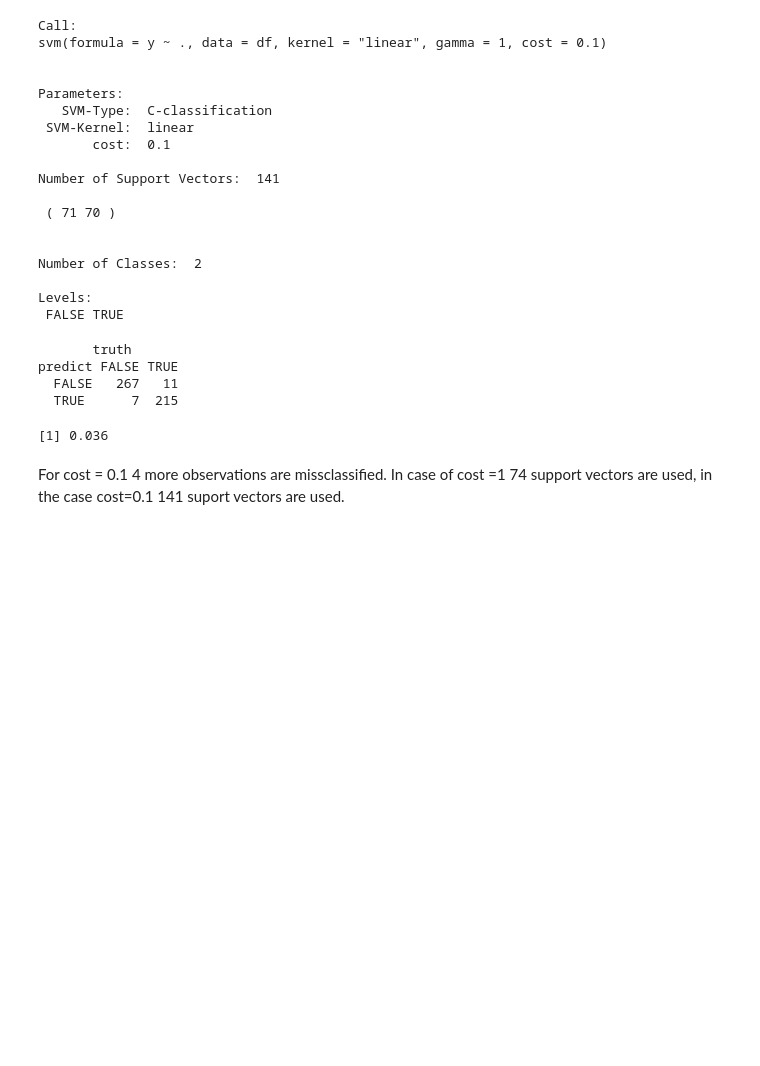
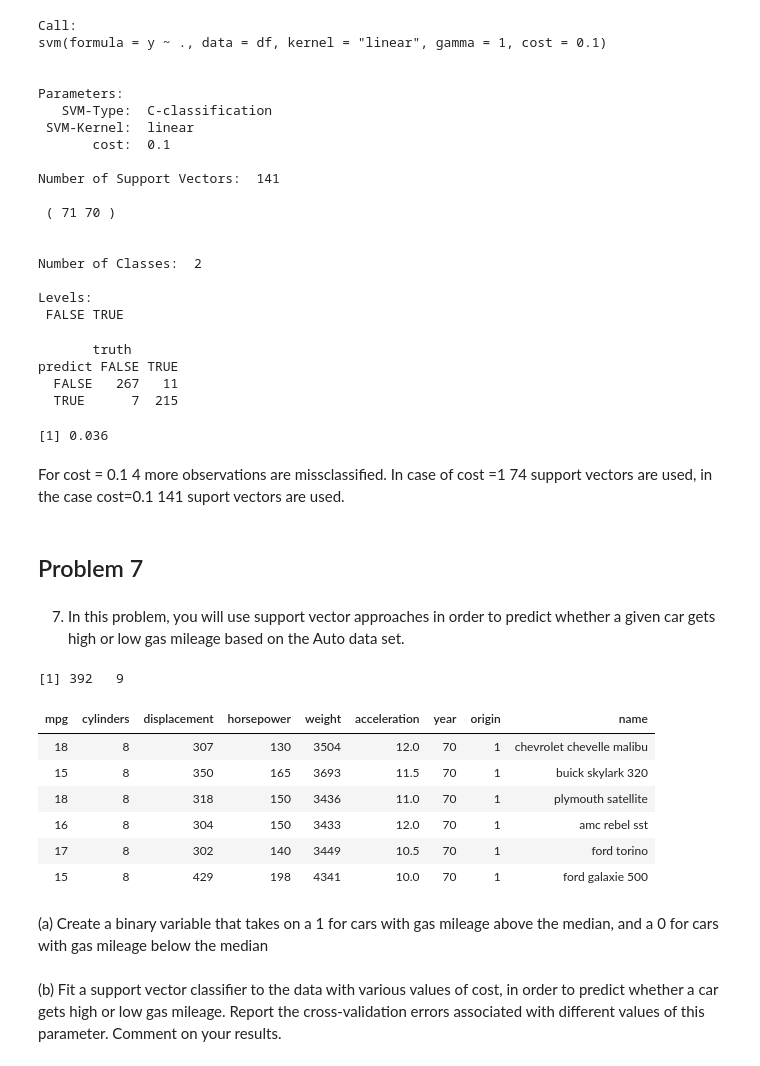
Before and after one commit to kuzn137/Statistical_problems, a Jupyter notebook: Ch9R.ipynb, the cells around one changed output. Drawn from its saved outputs; the diff is of its cells as text; code cells hidden in the pictures; blank space fills up the shorter version.

```diff
--- a/Ch9R.ipynb
+++ b/Ch9R.ipynb
@@ -425,3 +425,28 @@ predict FALSE TRUE
 [1] 0.036
 # %% [markdown]
 For cost = 0.1 4 more observations are missclassified. In case of cost =1 74 support vectors are used, in the case cost=0.1 141 suport vectors are used.
+# %% [markdown]
+## Problem 7
+# %% [markdown]
+7. In this problem, you will use support vector approaches in order to
+predict whether a given car gets high or low gas mileage based on the
+Auto data set.
+# %%
+Auto <- read.csv("http://faculty.marshall.usc.edu/gareth-james/ISL/Auto.csv",
+                 header = TRUE, na.strings = "?")
+Auto <- na.omit(Auto)
+dim(Auto)
+head(Auto)
+# %% [output]
+[1] 392   9
+| mpg | cylinders | displacement | horsepower | weight | acceleration | year | origin | name |
+| 18 | 8 | 307 | 130 | 3504 | 12.0 | 70 | 1 | chevrolet chevelle malibu |
+| 15 | 8 | 350 | 165 | 3693 | 11.5 | 70 | 1 | buick skylark 320 |
+| 18 | 8 | 318 | 150 | 3436 | 11.0 | 70 | 1 | plymouth satellite |
+| 16 | 8 | 304 | 150 | 3433 | 12.0 | 70 | 1 | amc rebel sst |
+| 17 | 8 | 302 | 140 | 3449 | 10.5 | 70 | 1 | ford torino |
+| 15 | 8 | 429 | 198 | 4341 | 10.0 | 70 | 1 | ford galaxie 500 |
+# %% [markdown]
+(a) Create a binary variable that takes on a 1 for cars with gas
+mileage above the median, and a 0 for cars with gas mileage
+below the median
@@ -427,0 +457,4 @@ For cost = 0.1 4 more observations are missclassified. In case of cost =1 74 sup
+# %% [markdown]
+(b) Fit a support vector classifier to the data with various values
+of cost, in order to predict whether a car gets high or low gas
+mileage. Report the cross-validation errors associated with different values of this parameter. Comment on your results.
```
Also changed, not shown: parts of 11 cells of this notebook.
